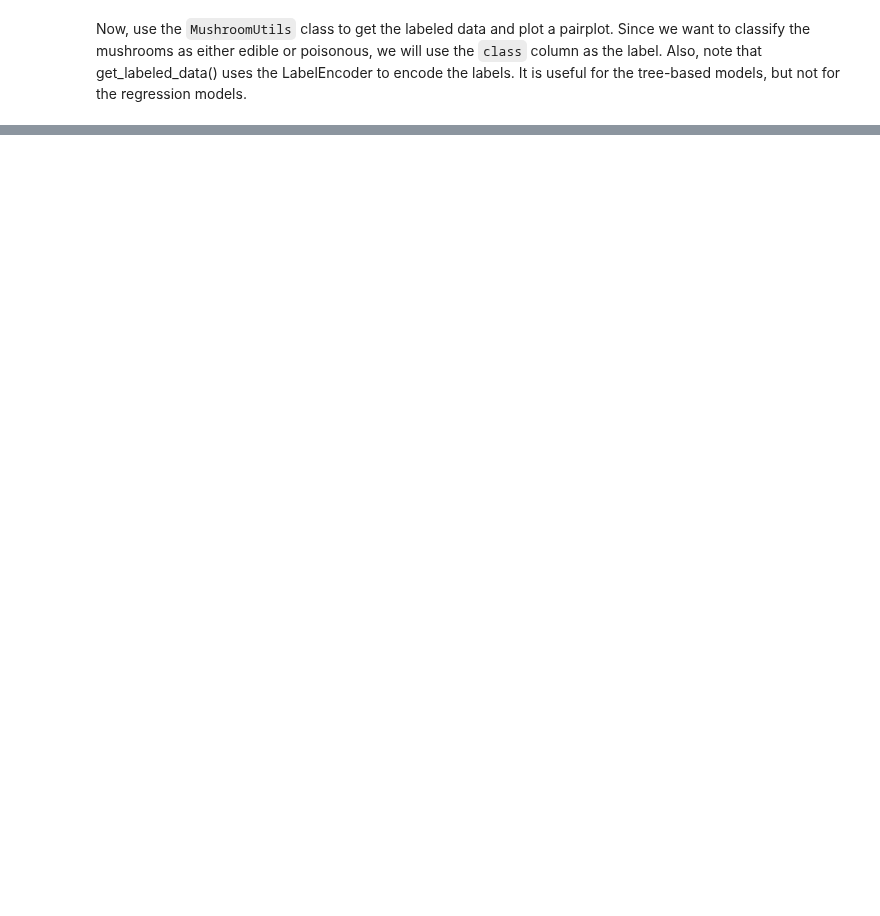
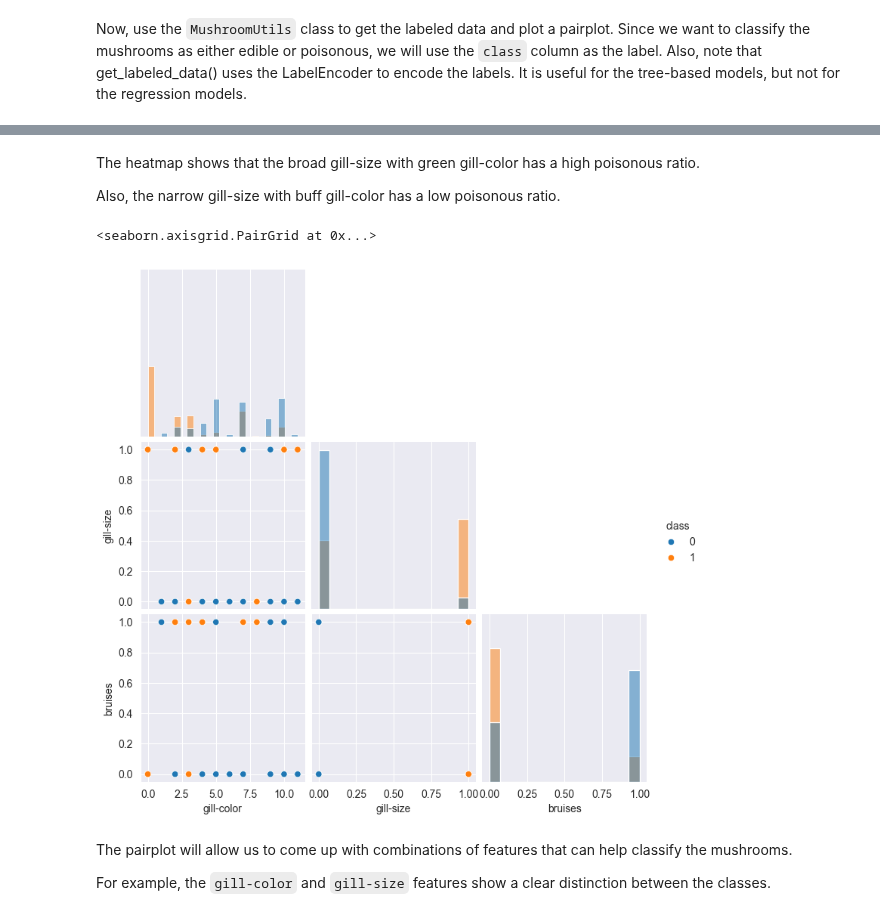
Before and after one commit to berkaybgk/portfolio, a Jupyter notebook: mushroom/mushroom_eda.ipynb, the cells around one changed output, grey strips where cells are left out. Cells and saved outputs as stored; diff of their text form; code cells hidden in the pictures; blank space fills up the shorter version.

```diff
--- a/mushroom/mushroom_eda.ipynb
+++ b/mushroom/mushroom_eda.ipynb
@@ -142,0 +202,19 @@ for col in labeled_shroom_data.columns[1:]:
+# %% [markdown]
+The heatmap shows that the broad gill-size with green gill-color has a high poisonous ratio.
+
+Also, the narrow gill-size with buff gill-color has a low poisonous ratio.
+# %%
+from sklearn.preprocessing import LabelEncoder
+
+# Encode only key features
+encoded_data = mushroom_data[['gill-color', 'gill-size', 'bruises', 'class']].apply(LabelEncoder().fit_transform)
+
+# Pairplot
+sns.pairplot(encoded_data, hue='class', diag_kind='hist', corner=True)
+# %% [output]
+<seaborn.axisgrid.PairGrid at 0x...>
+[figure, added]
+# %% [markdown]
+The pairplot will allow us to come up with combinations of features that can help classify the mushrooms.
+
+For example, the `gill-color` and `gill-size` features show a clear distinction between the classes.
```
Also changed, not shown: parts of 13 cells of this notebook, 2 other files.
